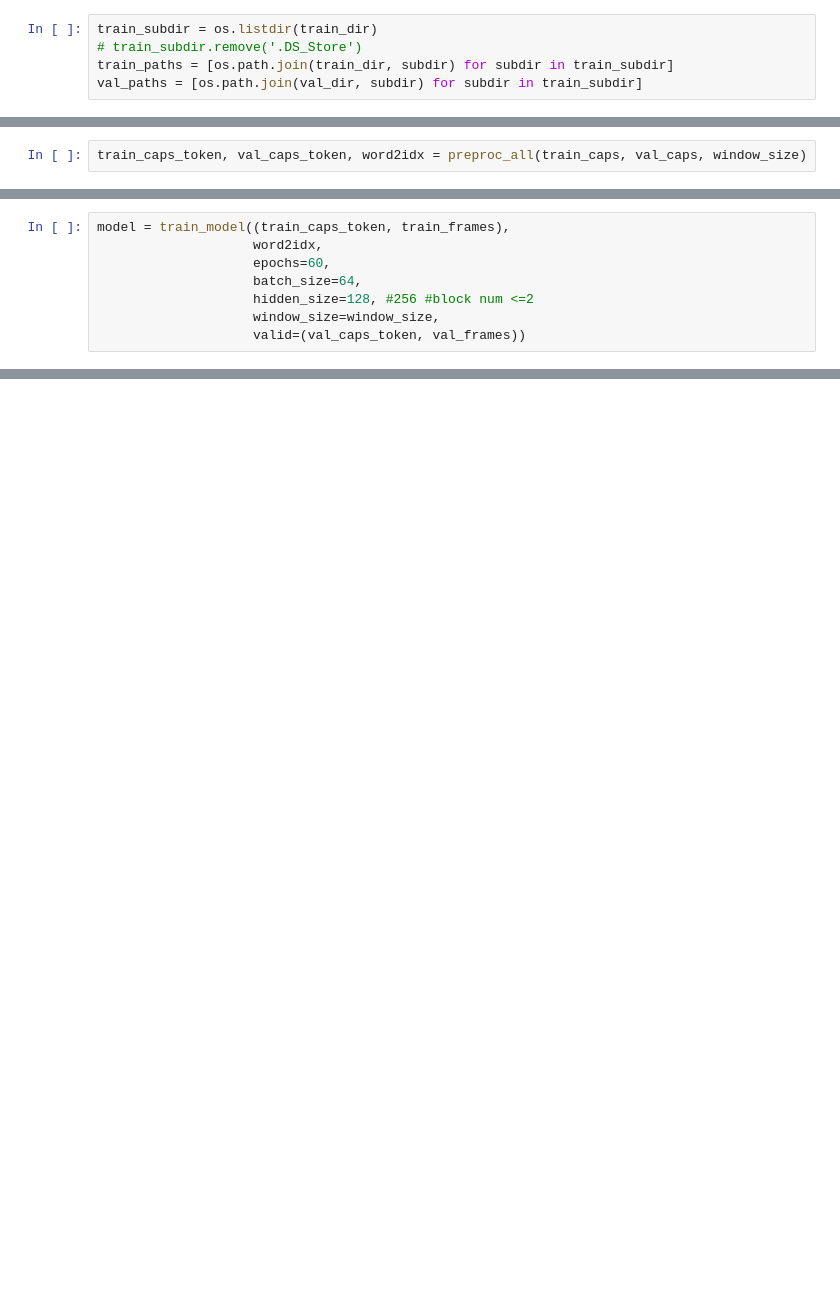
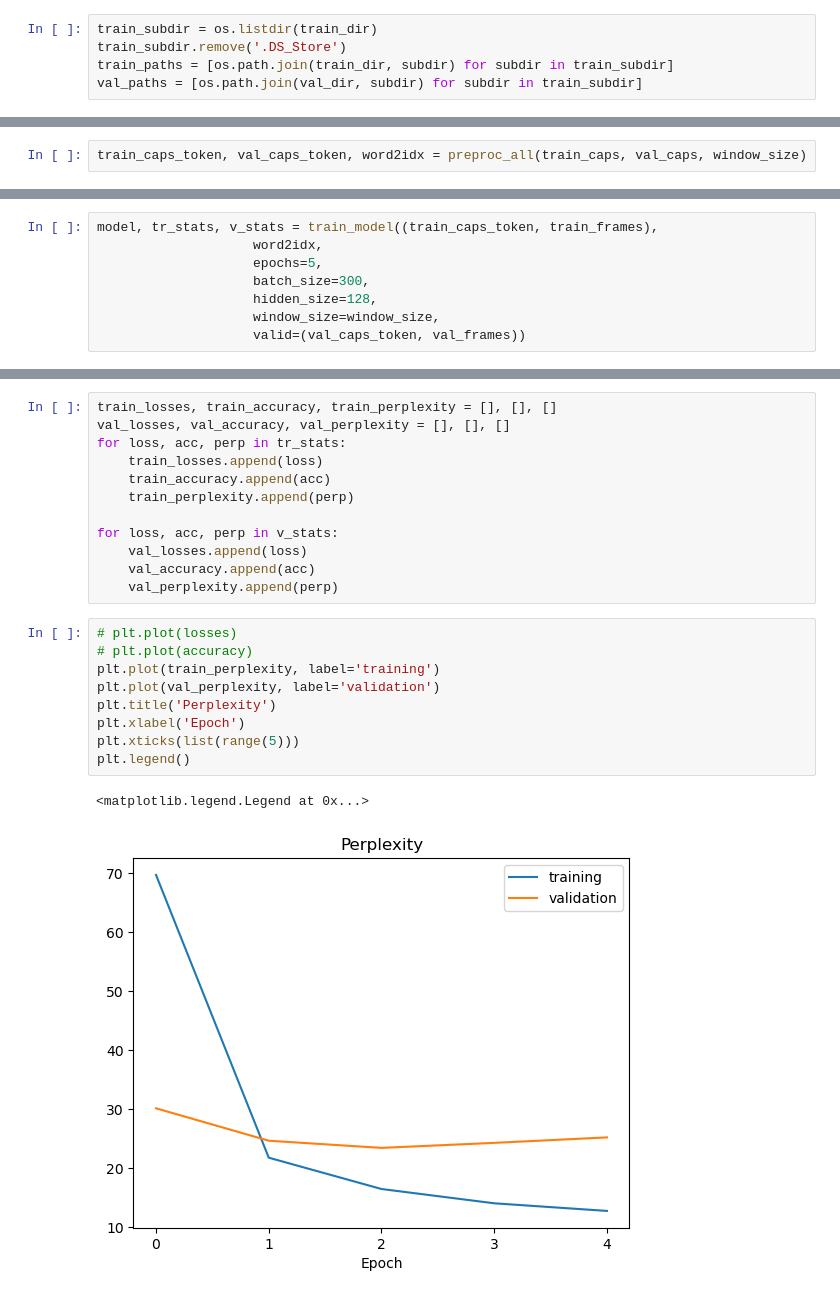
Before and after one commit to chenhaolu0506/AlphaCook, a Jupyter notebook: exp.ipynb, the cells around one changed output, grey strips where cells are left out. Drawn from its saved outputs; the diff is of its cells as text; blank space fills up the shorter version.

```diff
--- a/exp.ipynb
+++ b/exp.ipynb
@@ -192,7 +173,7 @@ def preproc_all(captions_train, captions_test, window_size):
     return np.array(padded_caps_train), np.array(padded_caps_test), word2idx
 # %%
 train_subdir = os.listdir(train_dir)
-# train_subdir.remove('.DS_Store')
+train_subdir.remove('.DS_Store')
 train_paths = [os.path.join(train_dir, subdir) for subdir in train_subdir]
 val_paths = [os.path.join(val_dir, subdir) for subdir in train_subdir]
 # %%
@@ -239,9 +218,9 @@ def train_model(train, word2idx, epochs, batch_size, hidden_size, window_size, v
 # %%
-model = train_model((train_caps_token, train_frames),
+model, tr_stats, v_stats = train_model((train_caps_token, train_frames),
                     word2idx,
-                    epochs=60,
-                    batch_size=64,
-                    hidden_size=128, #256 #block num <=2
+                    epochs=5,
+                    batch_size=300,
+                    hidden_size=128,
                     window_size=window_size,
                     valid=(val_caps_token, val_frames))
 # %% [output]
@@ -348,0 +319,24 @@ array(['add rice to the seaweed', 'add avocado and cucumber to the rice',
+# %%
+train_losses, train_accuracy, train_perplexity = [], [], []
+val_losses, val_accuracy, val_perplexity = [], [], []
+for loss, acc, perp in tr_stats:
+    train_losses.append(loss)
+    train_accuracy.append(acc)
+    train_perplexity.append(perp)
+
+for loss, acc, perp in v_stats:
+    val_losses.append(loss)
+    val_accuracy.append(acc)
+    val_perplexity.append(perp)
+# %%
+# plt.plot(losses)
+# plt.plot(accuracy)
+plt.plot(train_perplexity, label='training')
+plt.plot(val_perplexity, label='validation')
+plt.title('Perplexity')
+plt.xlabel('Epoch')
+plt.xticks(list(range(5)))
+plt.legend()
+# %% [output]
+<matplotlib.legend.Legend at 0x...>
+[figure, added]
```
Also changed, not shown: parts of 21 cells of this notebook, 4 other files.
